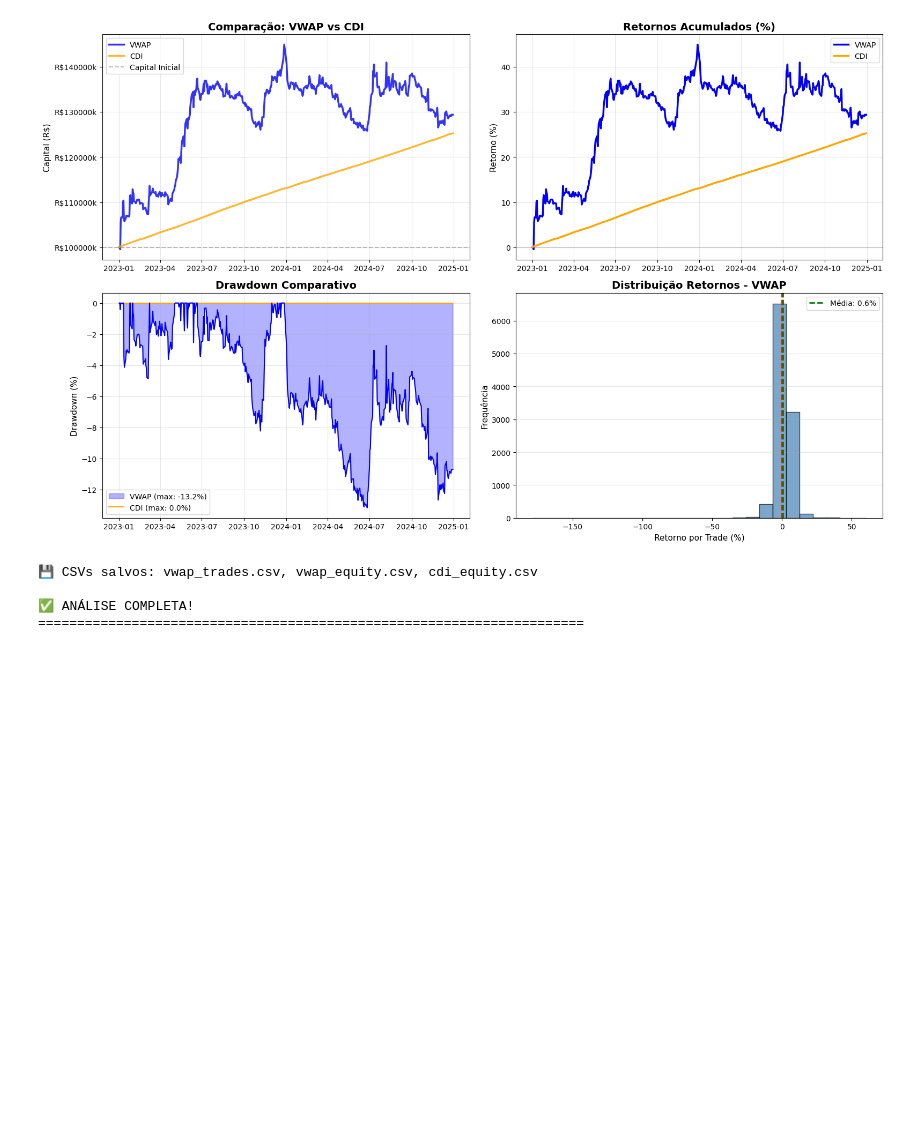
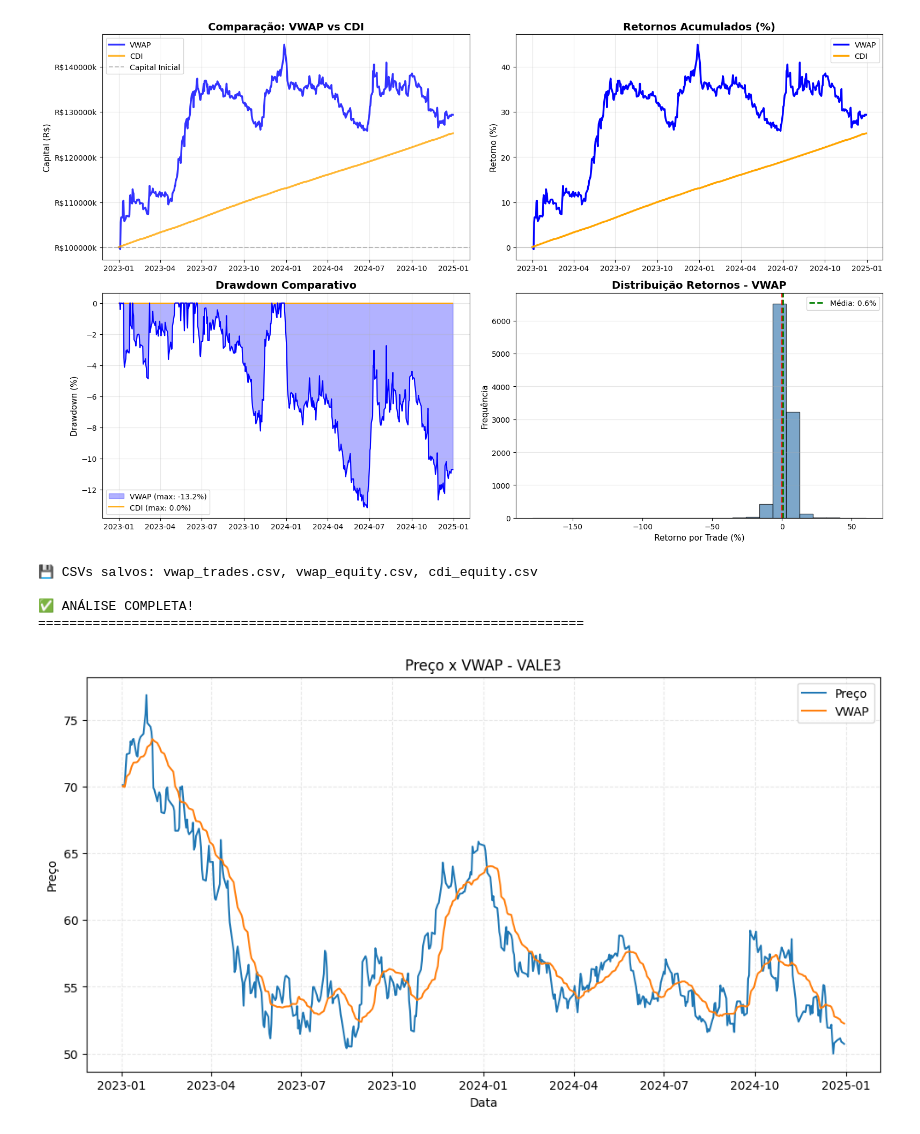
Before and after one commit to heluylucas/projeto-trainee-fgv-quant, a Jupyter notebook: projeto.ipynb, the cells around one changed output. Cells and saved outputs as stored; diff of their text form; code cells hidden in the pictures; blank space fills up the shorter version.

Commit message:
:tada: add: vwap-price-ex

```diff
--- a/projeto.ipynb
+++ b/projeto.ipynb
@@ -506,3 +505,19 @@ AMER3<XBSP>   315.000000  194.000000 39.022474 Take Profit (Short)
 
 ✅ ANÁLISE COMPLETA!
 ======================================================================
+# %%
+ativo = "VALE3<XBSP>"
+df_asset = data[ativo]
+
+plt.figure(figsize=(12, 6))
+plt.plot(list(df_asset.index.values), df_asset['Close'], label='Preço', linewidth=1.5)
+plt.plot(list(df_asset.index.values), df_asset['VWAP'], label='VWAP', linewidth=1.5)
+
+plt.xlabel('Data')
+plt.ylabel('Preço')
+plt.title(f'Preço x VWAP - {ativo[0:5]}.SA')
+plt.legend()
+plt.grid(True, linestyle='--', alpha=0.3)
+plt.show()
+# %% [output]
+[figure, added]
```
Also changed, not shown: parts of 1 cell of this notebook.
